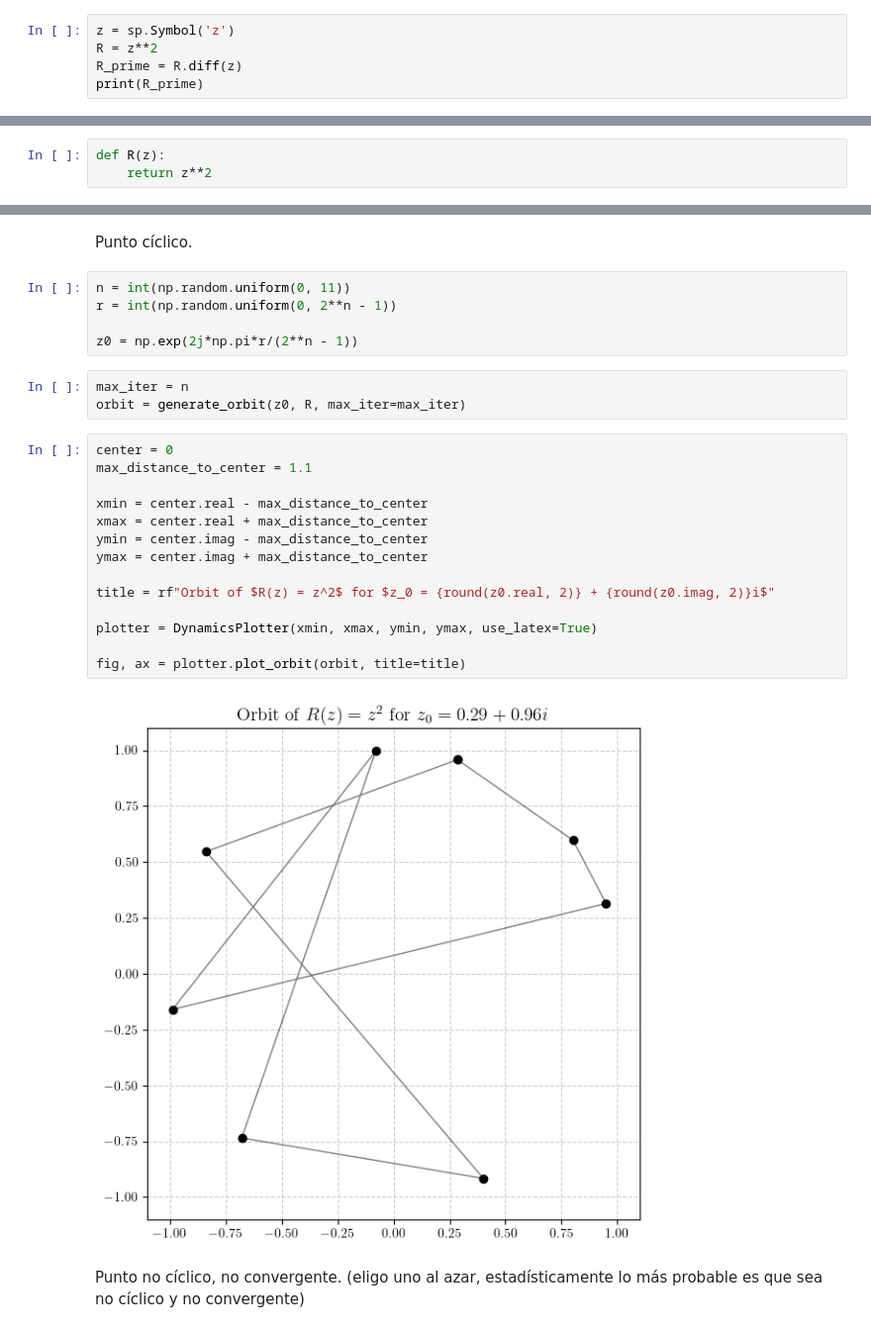
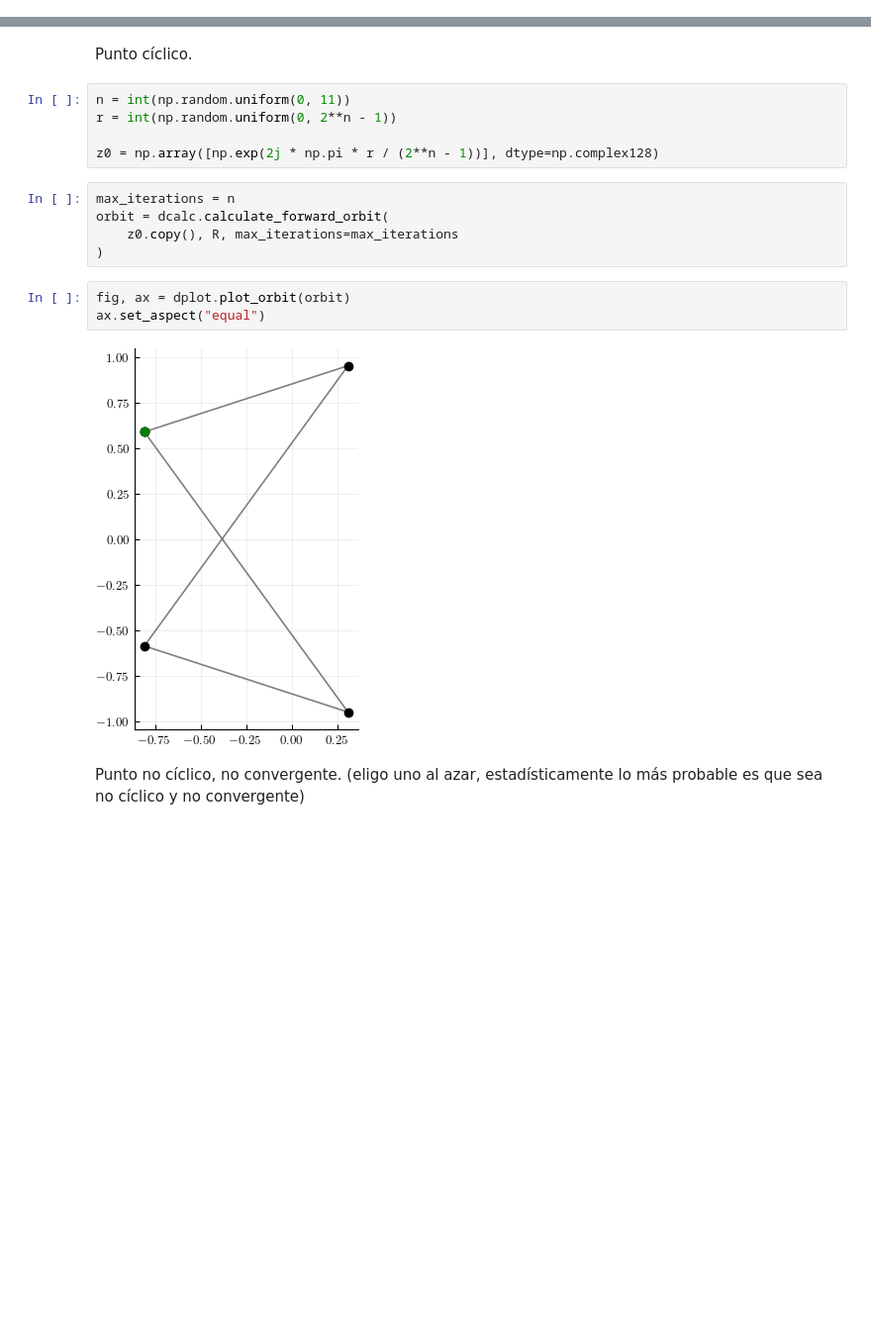
Before and after one commit to adbaldel/Complex-Dynamics-Thesis, a Jupyter notebook: code/notebooks/02-z_squared.ipynb, the cells around one changed output, grey strips where cells are left out. Shown at 99% size. Drawn from its saved outputs; the diff is of its cells as text; blank space fills up the shorter version.

```diff
--- a/code/notebooks/02-z_squared.ipynb
+++ b/code/notebooks/02-z_squared.ipynb
@@ -32,7 +36,2 @@ print(fixed_points)
 # %% [markdown]
 Ahora analizamos su comportamiento. Notar que $\infty$ también es un punto fijo.
-# %%
-z = sp.Symbol('z')
-R = z**2
-R_prime = R.diff(z)
-print(R_prime)
@@ -60,8 +63,5 @@ Analizando el caso de $\infty$ a mano, se puede ver que es atractor.
 Primero analizaremos las regiones que van a ser más fáciles, $C_1 = \{z : |z| \lt 1 \}$ y $C_2 = \{z : |z| \gt 1 \}$.
 # %% [markdown]
 Si tenemos $z \in C_1$, es claro que $R^n(z) \to 0$.
-# %%
-def R(z):
-    return z**2
 # %%
 r = np.random.uniform(0, 1)
@@ -200,26 +208,17 @@ Punto cíclico.
 n = int(np.random.uniform(0, 11))
 r = int(np.random.uniform(0, 2**n - 1))
 
-z0 = np.exp(2j*np.pi*r/(2**n - 1))
+z0 = np.array([np.exp(2j * np.pi * r / (2**n - 1))], dtype=np.complex128)
 # %%
-max_iter = n
-orbit = generate_orbit(z0, R, max_iter=max_iter)
+max_iterations = n
+orbit = dcalc.calculate_forward_orbit(
+    z0.copy(), R, max_iterations=max_iterations
+)
 # %%
-center = 0
-max_distance_to_center = 1.1
-
-xmin = center.real - max_distance_to_center
-xmax = center.real + max_distance_to_center
-ymin = center.imag - max_distance_to_center
-ymax = center.imag + max_distance_to_center
-
-title = rf"Orbit of $R(z) = z^2$ for $z_0 = {round(z0.real, 2)} + {round(z0.imag, 2)}i$"
-
-plotter = DynamicsPlotter(xmin, xmax, ymin, ymax, use_latex=True)
-
-fig, ax = plotter.plot_orbit(orbit, title=title)
+fig, ax = dplot.plot_orbit(orbit)
+ax.set_aspect("equal")
 # %% [output]
-[figure, old version]
+[figure, new version]
 # %% [markdown]
 Punto no cíclico, no convergente. (eligo uno al azar, estadísticamente lo más probable es que sea no cíclico y no convergente)
 # %%
```
Also changed, not shown: parts of 60 cells of this notebook, 8 other files.
